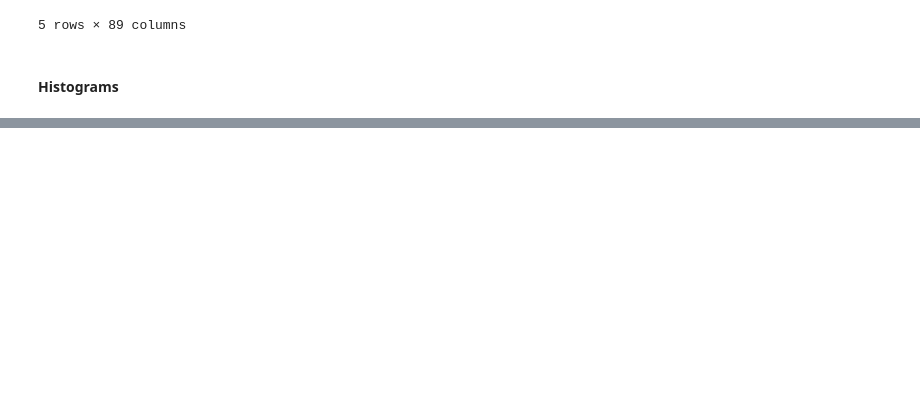
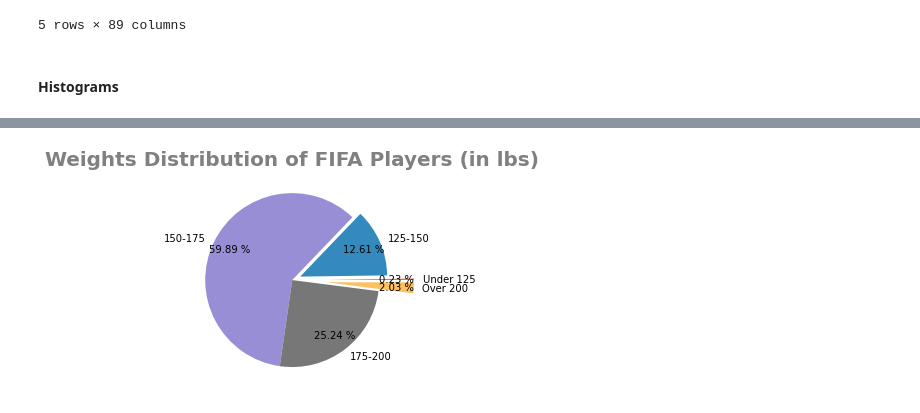
Before and after one commit to JMustang/data_science, a Jupyter notebook: Python_Plotting_Tutorial/matplotlib_tutorial2.ipynb, the cells around one changed output, grey strips where cells are left out. Cells and saved outputs as stored; diff of their text form; code cells hidden in the pictures; blank space fills up the shorter version.

```diff
--- a/Python_Plotting_Tutorial/matplotlib_tutorial2.ipynb
+++ b/Python_Plotting_Tutorial/matplotlib_tutorial2.ipynb
@@ -36,0 +63,21 @@ plt.show()
+# %%
+fifa.Weight = [int(x.strip('lbs')) if type(x)==str else x for x in fifa.Weight]
+
+plt.style.use('ggplot')
+
+light = fifa.loc[fifa.Weight < 125].count()[0]
+light_medium = fifa.loc[(fifa.Weight >= 125) & (fifa.Weight < 150)].count()[0]
+medium = fifa[(fifa.Weight >= 150) & (fifa.Weight < 175)].count()[0]
+medium_heavy = fifa[(fifa.Weight >= 175) & (fifa.Weight < 200)].count()[0]
+heavy = fifa[(fifa.Weight >= 200)].count()[0]
+
+
+weights = [light, light_medium, medium, medium_heavy, heavy]
+lbls = ['Under 125', '125-150', '150-175', '175-200', 'Over 200']
+explode = (.4,.1,0,0,.4)
+
+plt.pie(weights, labels=lbls, autopct='%.2f %%', pctdistance=0.8, explode=explode)
+plt.title('Weights Distribution of FIFA Players (in lbs)', fontdict={'fontweight':'bold', 'fontsize':20, 'color':'gray'})
+plt.show()
+# %% [output]
+[figure, added]
```
Also changed, not shown: parts of 6 cells of this notebook.
